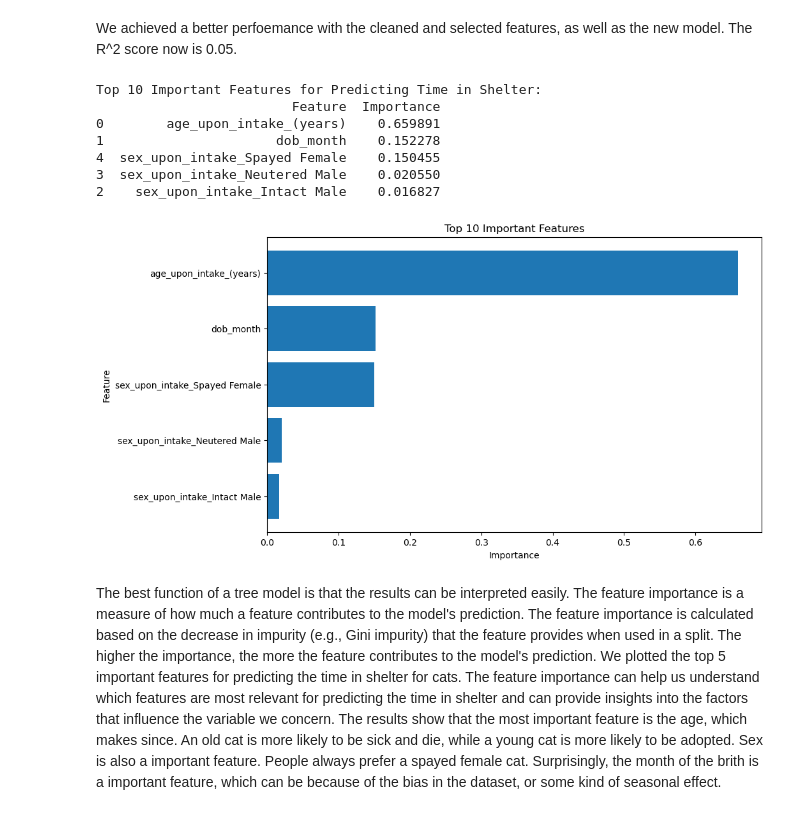
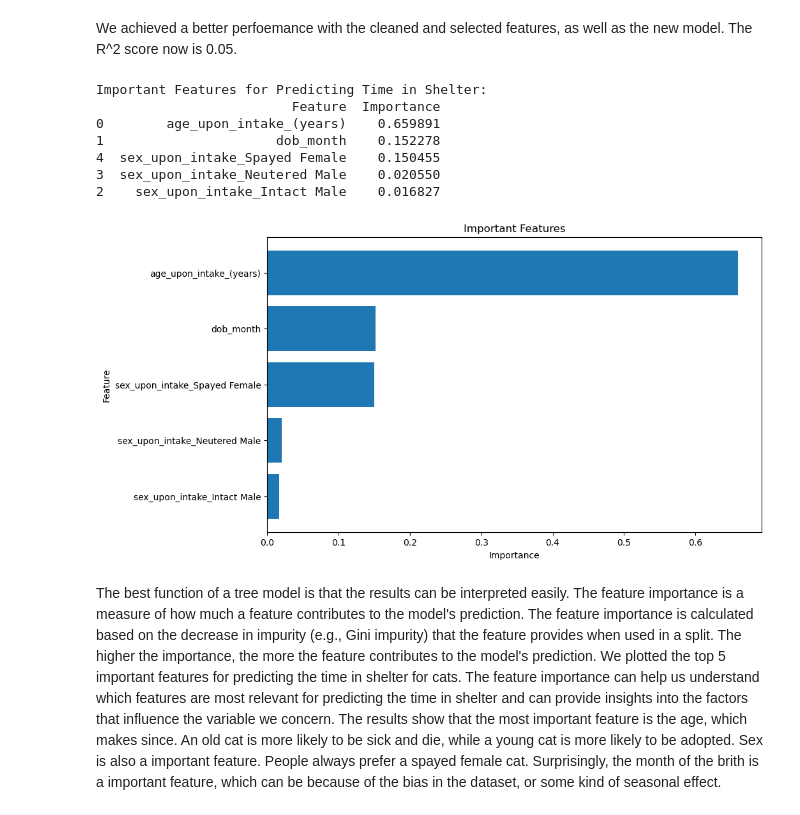
Before and after one commit to hlm01/ECE_143_Project, a Jupyter notebook: main.ipynb, the cells around one changed output. Drawn from its saved outputs; the diff is of its cells as text; code cells hidden in the pictures.

```diff
--- a/main.ipynb
+++ b/main.ipynb
@@ -62,6 +65,8 @@ df = df.with_columns(
     pl.col("outcome_datetime").str.to_datetime(),
     pl.col("intake_datetime").str.to_datetime(),
 )
+
+raw_df = df
 # %%
 df.head(30)
 # %% [output]
@@ -756,6 +761,8 @@ from sklearn.model_selection import train_test_split
 from sklearn.linear_model import LogisticRegression
 from sklearn.ensemble import RandomForestRegressor
 from sklearn.metrics import classification_report, mean_squared_error, r2_score
+
+df = raw_df
 
 # Filter data for cats and create a binary target for adoption
 cats = df.filter(pl.col('animal_type') == 'Cat')
@@ -914,35 +922,35 @@ We achieved a better perfoemance with the cleaned and selected features, as well
 # %%
 # Retrieve feature importances
 feature_importances = gb_regressor_cleaned.feature_importances_
 
 # Create a DataFrame for feature importance
 importance_df = pd.DataFrame({
     'Feature': X_regression_low_vif_cleaned.columns,
     'Importance': feature_importances
 }).sort_values(by='Importance', ascending=False)
 
-# Display the top 10 most important features
+# Display the feature importance
 top_important_features = importance_df.head(10)
-print("Top 10 Important Features for Predicting Time in Shelter:")
+print("Important Features for Predicting Time in Shelter:")
 print(top_important_features)
 
 # Plot the feature importance
 plt.figure(figsize=(10, 6))
 plt.barh(top_important_features['Feature'], top_important_features['Importance'])
 plt.xlabel('Importance')
 plt.ylabel('Feature')
-plt.title('Top 10 Important Features')
+plt.title('Important Features')
 plt.gca().invert_yaxis()  # Reverse the y-axis for better readability
 plt.show()
 # %% [output]
-Top 10 Important Features for Predicting Time in Shelter:
+Important Features for Predicting Time in Shelter:
                          Feature  Importance
 0        age_upon_intake_(years)    0.659891
 1                      dob_month    0.152278
 4  sex_upon_intake_Spayed Female    0.150455
 3  sex_upon_intake_Neutered Male    0.020550
 2    sex_upon_intake_Intact Male    0.016827
-[figure, old version]
+[figure, new version]
 # %% [markdown]
 The best function of a tree model is that the results can be interpreted easily. The feature importance is a measure of how much a feature contributes to the model's prediction. The feature importance is calculated based on the decrease in impurity (e.g., Gini impurity) that the feature provides when used in a split. The higher the importance, the more the feature contributes to the model's prediction. We plotted the top 5 important features for predicting the time in shelter for cats. The feature importance can help us understand which features are most relevant for predicting the time in shelter and can provide insights into the factors that influence the variable we concern. The results show that the most important feature is the age, which makes since. An old cat is more likely to be sick and die, while a young cat is more likely to be adopted. Sex is also a important feature. People always prefer a spayed female cat. Surprisingly, the month of the brith is a important feature, which can be because of the bias in the dataset, or some kind of seasonal effect.
 # %% [markdown]
```
Also changed, not shown: parts of 9 cells of this notebook, 3 other files.
